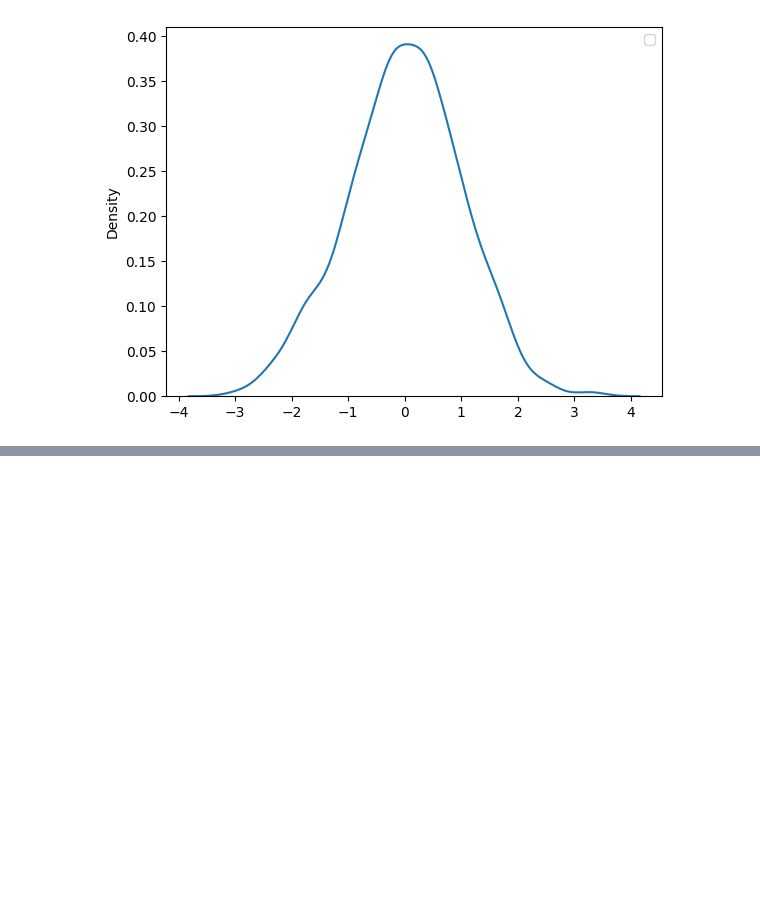
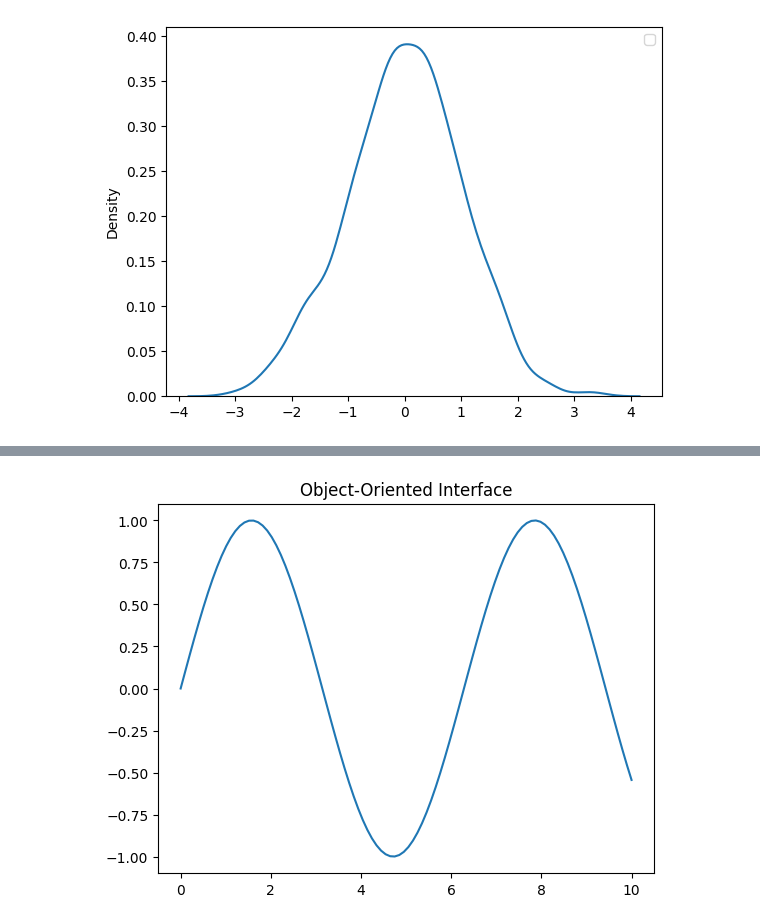
Before and after one commit to MuthuswamyNadar/Python-DSA, a Jupyter notebook: Practise Python/Module 7 (data-toolKit)/Matplotlib.ipynb, the cells around one changed output, grey strips where cells are left out. Drawn from its saved outputs; the diff is of its cells as text; code cells hidden in the pictures; blank space fills up the shorter version.

```diff
--- a/Practise Python/Module 7 (data-toolKit)/Matplotlib.ipynb
+++ b/Practise Python/Module 7 (data-toolKit)/Matplotlib.ipynb
@@ -246,0 +288,16 @@ plt.show()
+# %%
+# object oriente type for the learning purpose
+import matplotlib.pyplot as plt
+import numpy as np
+
+# Sample data
+x = np.linspace(0, 10, 100)
+y = np.sin(x)
+
+# Create figure and axis
+fig, ax = plt.subplots()  # Unpack the tuple returned by plt.subplots()
+ax.plot(x, y)  # Plot the data
+ax.set_title("Object-Oriented Interface")  # Set the title
+plt.show()  # Display the plot
+# %% [output]
+[figure, added]
```
Also changed, not shown: parts of 5 cells of this notebook, 1 other file.
